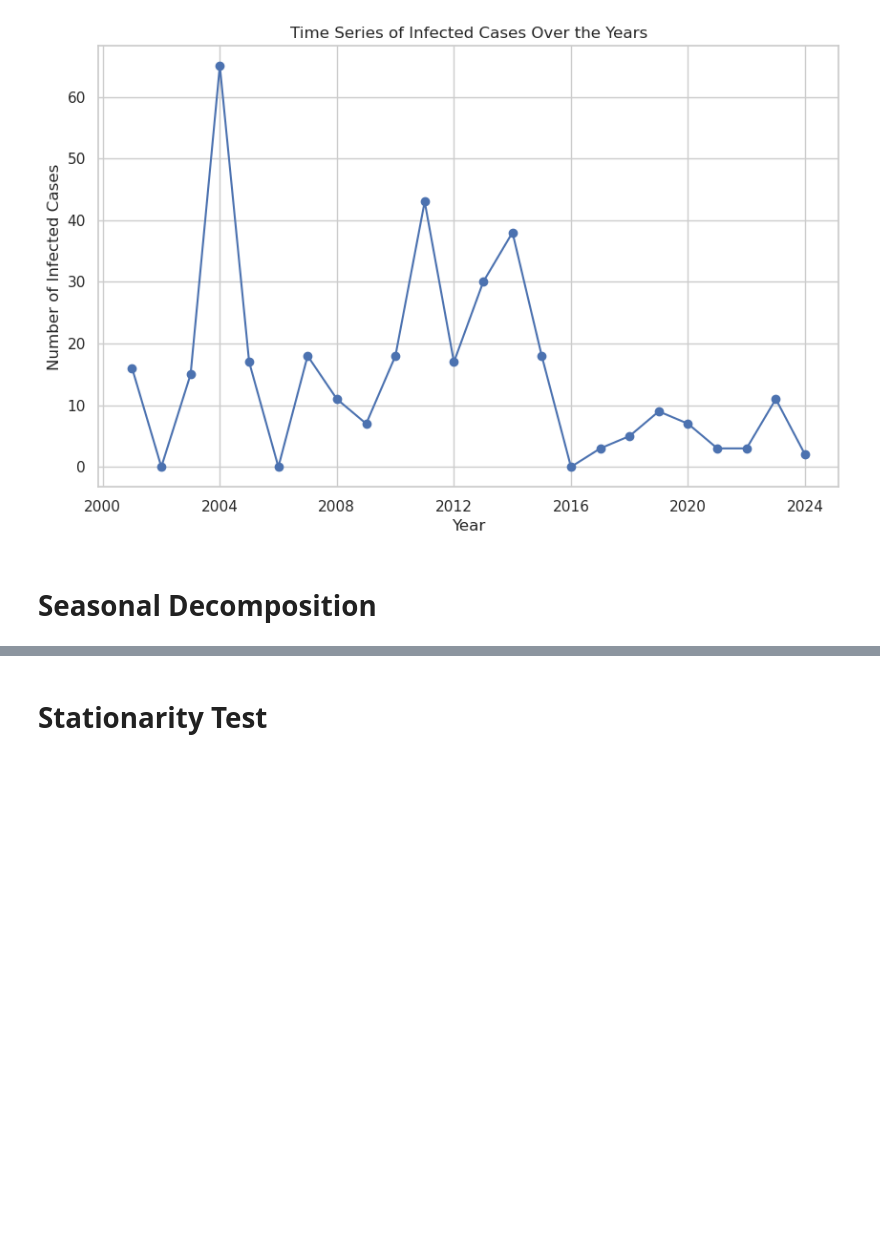
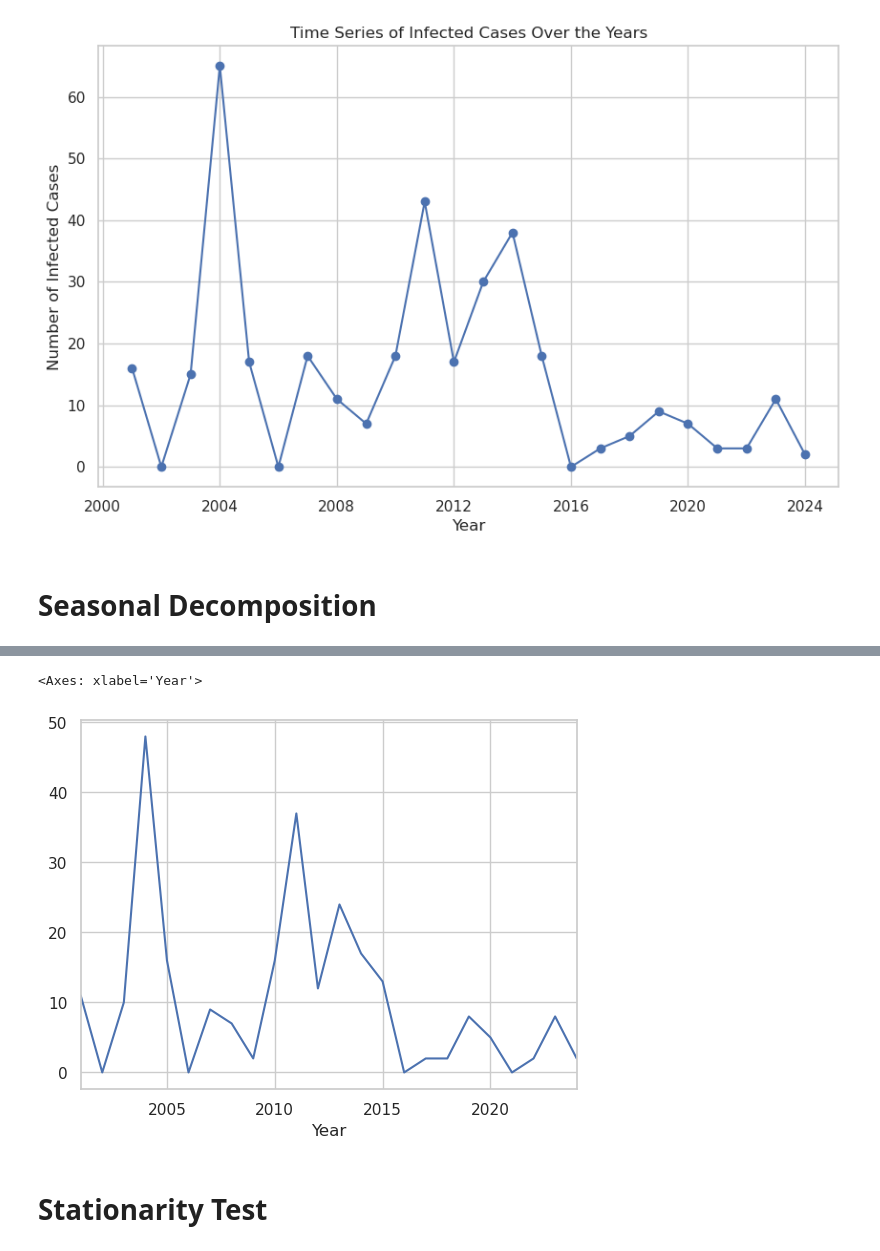
Before and after one commit to awnonbhowmik/NiV-Data-Analysis, a Jupyter notebook: analysis3.ipynb, the cells around one changed output, grey strips where cells are left out. Saved outputs shown, nothing was run; the diff lists cells and outputs as text; code cells hidden in the pictures; blank space fills up the shorter version.

```diff
--- a/analysis3.ipynb
+++ b/analysis3.ipynb
@@ -600,3 +580,8 @@ The PostScript backend does not support transparency; partially transparent arti
+# %%
+decomposition_death.observed.plot()
+# %% [output]
+<Axes: xlabel='Year'>
+[figure, added]
 # %% [markdown]
 # Stationarity Test
 # %%
```
Also changed, not shown: parts of 11 cells of this notebook, 31 other files.
